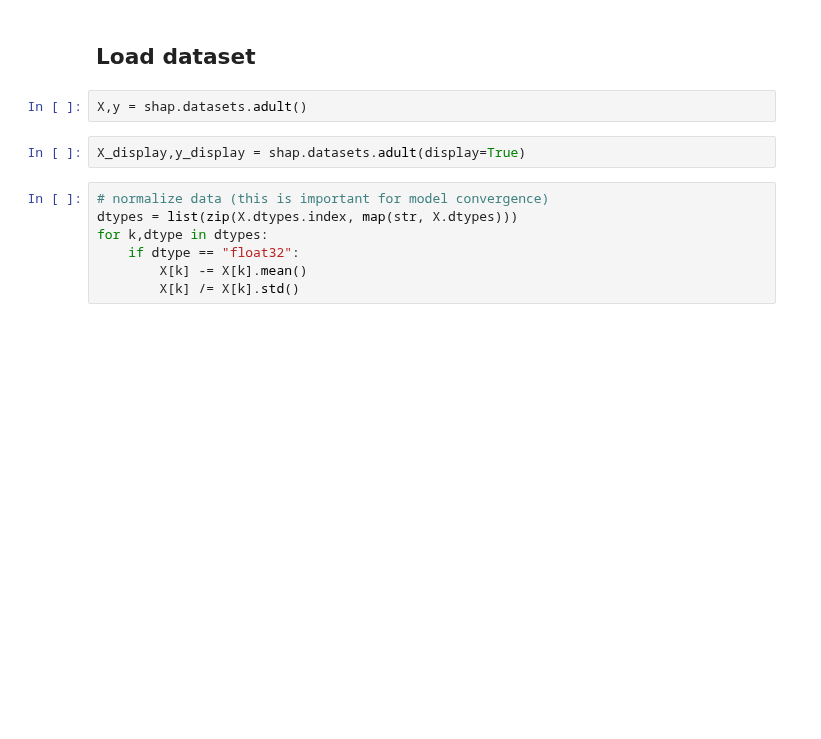
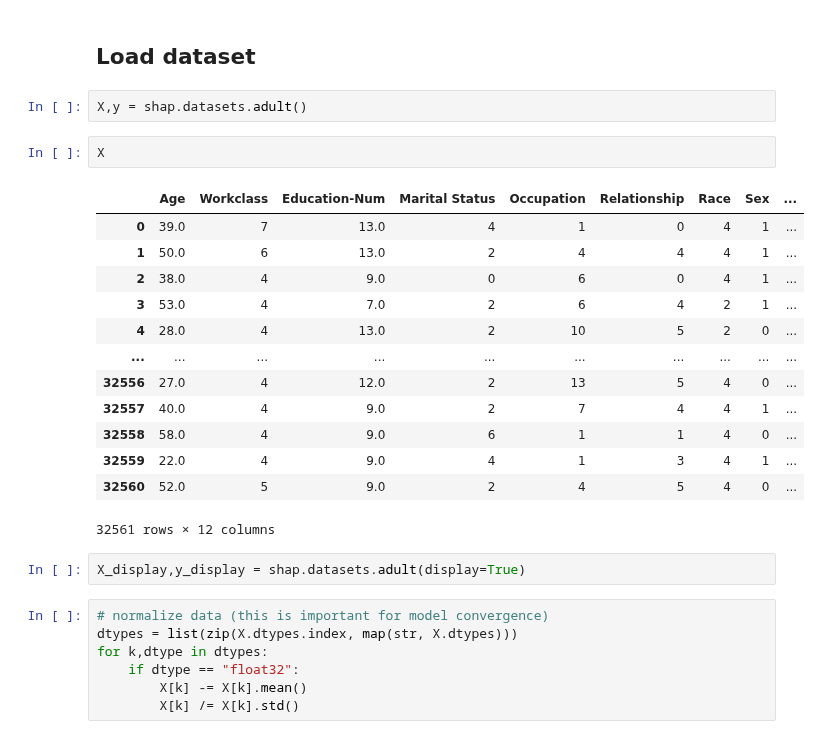
Before and after one commit to kirenz/deep-learning, a Jupyter notebook: docs/shap_census_income_classification_with_Keras.ipynb, the cells around one changed output. Cells and saved outputs as stored; diff of their text form; blank space fills up the shorter version.

```diff
--- a/docs/shap_census_income_classification_with_Keras.ipynb
+++ b/docs/shap_census_income_classification_with_Keras.ipynb
@@ -22,6 +22,22 @@ shap.__version__
 ## Load dataset
 # %%
 X,y = shap.datasets.adult()
+# %%
+X
+# %% [output]
+|  | Age | Workclass | Education-Num | Marital Status | Occupation | Relationship | Race | Sex | ... |
+| 0 | 39.0 | 7 | 13.0 | 4 | 1 | 0 | 4 | 1 | ... |
+| 1 | 50.0 | 6 | 13.0 | 2 | 4 | 4 | 4 | 1 | ... |
+| 2 | 38.0 | 4 | 9.0 | 0 | 6 | 0 | 4 | 1 | ... |
+| 3 | 53.0 | 4 | 7.0 | 2 | 6 | 4 | 2 | 1 | ... |
+| 4 | 28.0 | 4 | 13.0 | 2 | 10 | 5 | 2 | 0 | ... |
+| ... | ... | ... | ... | ... | ... | ... | ... | ... | ... |
+| 32556 | 27.0 | 4 | 12.0 | 2 | 13 | 5 | 4 | 0 | ... |
+| 32557 | 40.0 | 4 | 9.0 | 2 | 7 | 4 | 4 | 1 | ... |
+| 32558 | 58.0 | 4 | 9.0 | 6 | 1 | 1 | 4 | 0 | ... |
+| 32559 | 22.0 | 4 | 9.0 | 4 | 1 | 3 | 4 | 1 | ... |
+| 32560 | 52.0 | 5 | 9.0 | 2 | 4 | 5 | 4 | 0 | ... |
+32561 rows × 12 columns
 # %%
 X_display,y_display = shap.datasets.adult(display=True)
 # %%
```
